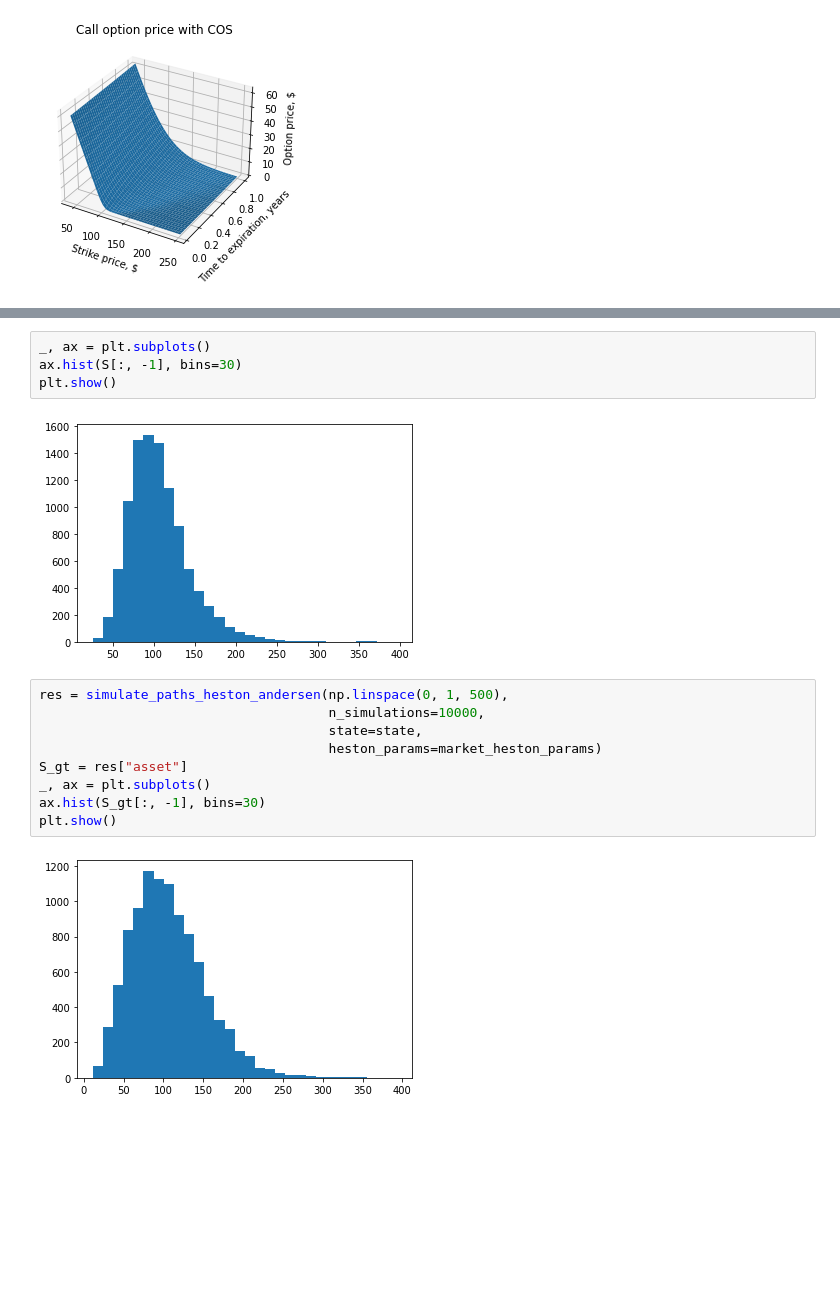
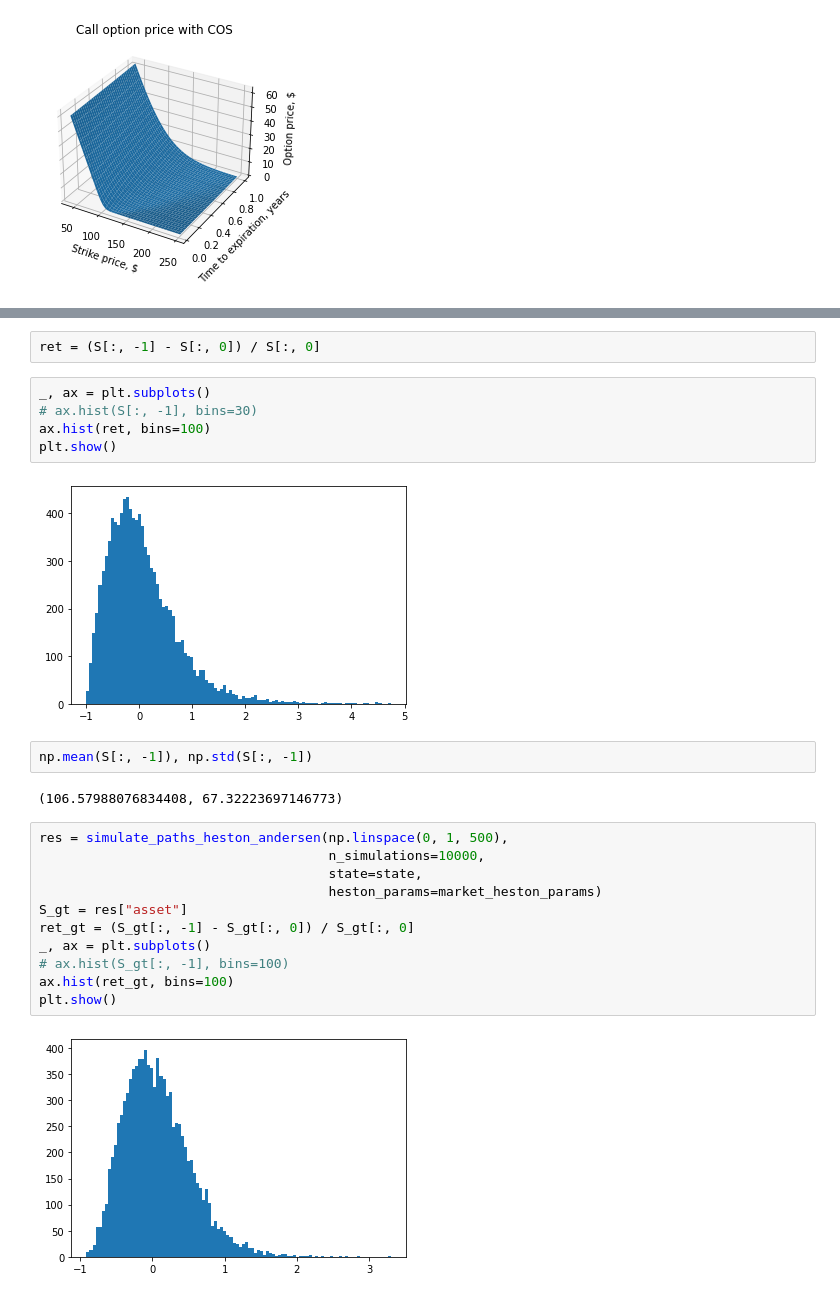
Before and after one commit to stayaptichek/vega_report, a Jupyter notebook: LSV.ipynb, the cells around one changed output, grey strips where cells are left out. Cells and saved outputs as stored; diff of their text form; blank space fills up the shorter version.

```diff
--- a/LSV.ipynb
+++ b/LSV.ipynb
@@ -319,17 +348,26 @@ plt.show()
+# %%
+ret = (S[:, -1] - S[:, 0]) / S[:, 0]
 # %%
 _, ax = plt.subplots()
-ax.hist(S[:, -1], bins=30)
+# ax.hist(S[:, -1], bins=30)
+ax.hist(ret, bins=100)
 plt.show()
 # %% [output]
-[figure, old version]
+[figure, new version]
+# %%
+np.mean(S[:, -1]), np.std(S[:, -1])
+# %% [output]
+(106.57988076834408, 67.32223697146773)
 # %%
 res = simulate_paths_heston_andersen(np.linspace(0, 1, 500),
                                      n_simulations=10000,
                                      state=state,
                                      heston_params=market_heston_params)
 S_gt = res["asset"]
+ret_gt = (S_gt[:, -1] - S_gt[:, 0]) / S_gt[:, 0]
 _, ax = plt.subplots()
-ax.hist(S_gt[:, -1], bins=30)
+# ax.hist(S_gt[:, -1], bins=100)
+ax.hist(ret_gt, bins=100)
 plt.show()
 # %% [output]
-[figure, old version]
+[figure, new version]
```
Also changed, not shown: parts of 7 cells of this notebook.
